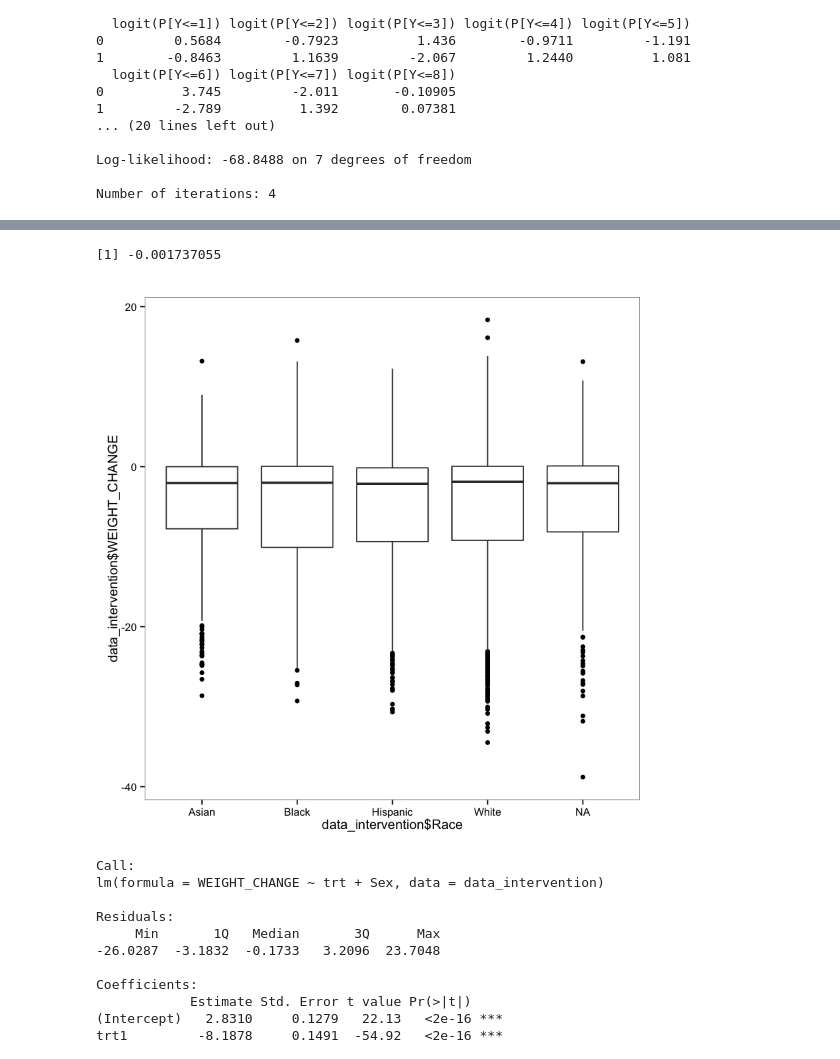
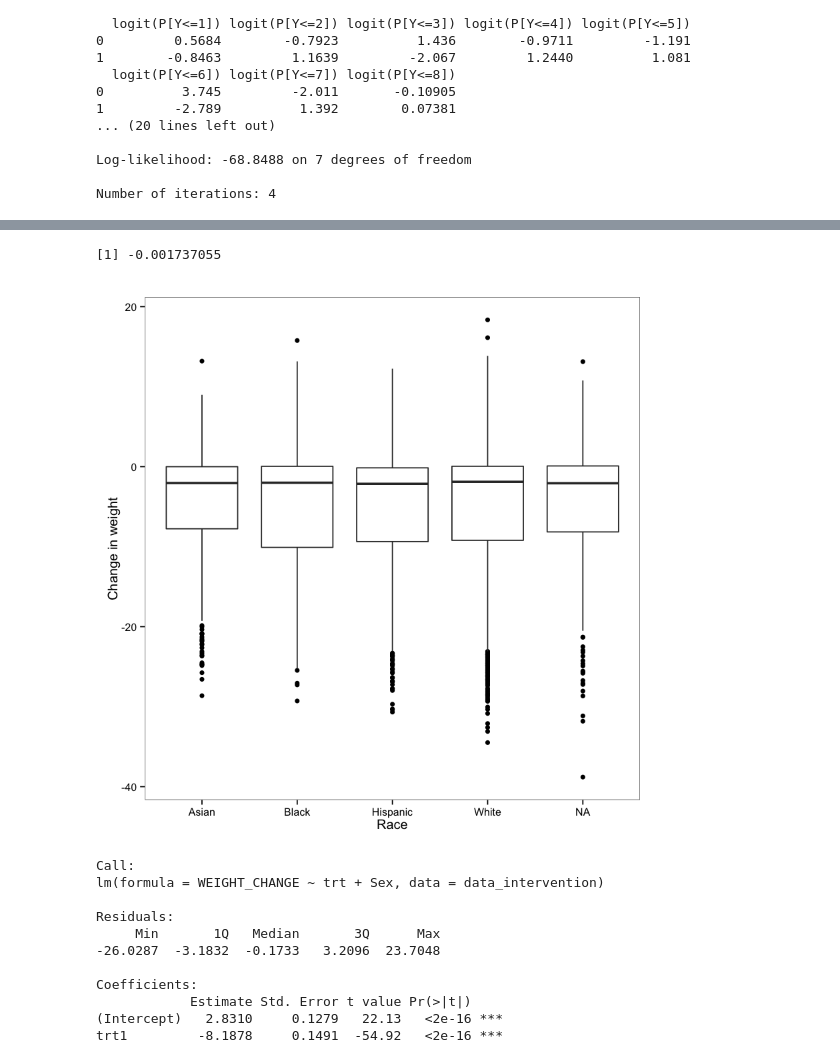
Before and after one commit to zhuoyunz/treatment_effect, a Jupyter notebook: sample_statistics.ipynb, the cells around one changed output, grey strips where cells are left out. Saved outputs shown, nothing was run; the diff lists cells and outputs as text; code cells hidden in the pictures.

```diff
--- a/sample_statistics.ipynb
+++ b/sample_statistics.ipynb
@@ -756,14 +800,16 @@ cor(as.numeric(data_intervention$Sex),data_intervention$WEIGHT_CHANGE)
 # %%
 # explore the relation between WEIGHT_CHANGE and Race
 ggplot(data_intervention, aes(data_intervention$Race, data_intervention$WEIGHT_CHANGE))+
    geom_boxplot()+
+   xlab("Race") +
+   ylab("Change in weight") +
    theme_nogrid()
 # ix.na.rm: indicator vector for non-na obervations of Race got in previous step
 cor(as.numeric(data_intervention$Race[ix.na.rm]),data_intervention$WEIGHT_CHANGE[ix.na.rm])
-# no difference of WEIGHT_CHANGE across different groups of Race shown in boxplot and correlation
+# no difference of WEIGHT_CHANGE across different groups of Race (as well as the observations with Race missing) as shown in boxplot and correlation
 # %% [output]
 [1] -0.001737055
-[figure, old version]
+[figure, new version]
 # %%
 # to test analyze the intervention effect in terms of 'WEIGHT_CHANGE' try three linear regression models
 
```
Also changed, not shown: parts of 22 cells of this notebook.
